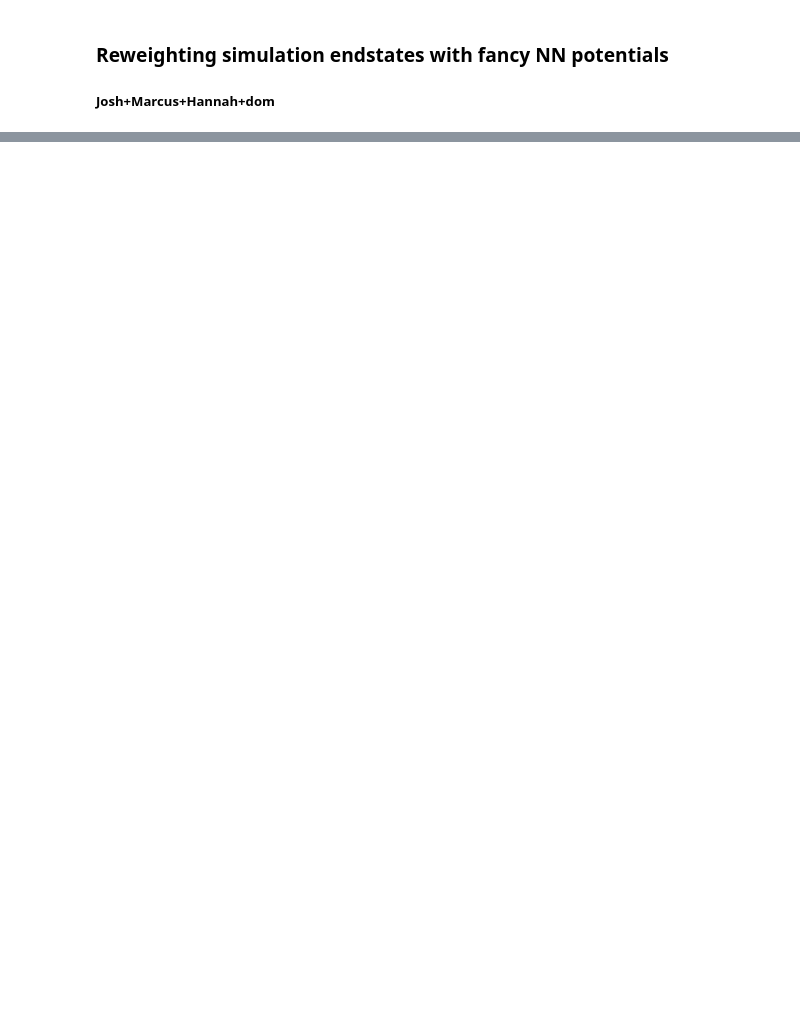
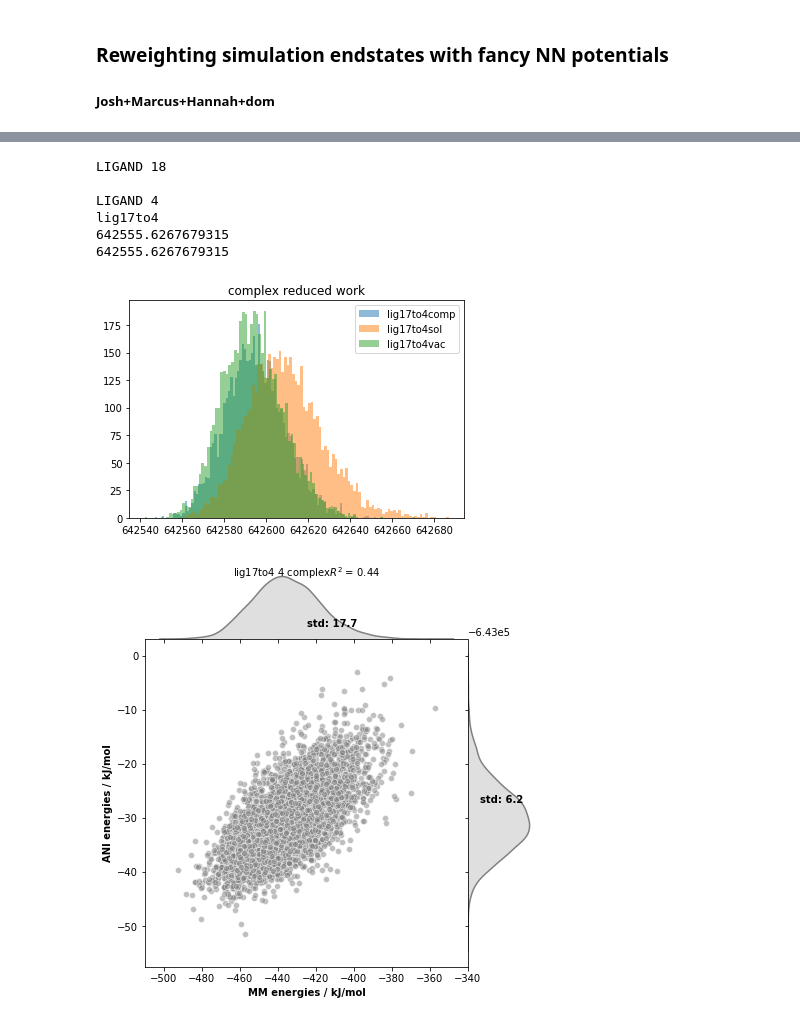
Before and after one commit to choderalab/nn-endstates, a Jupyter notebook: nn-endstates.ipynb, the cells around one changed output, grey strips where cells are left out. Saved outputs shown, nothing was run; the diff lists cells and outputs as text; code cells hidden in the pictures; blank space fills up the shorter version.

```diff
--- a/nn-endstates.ipynb
+++ b/nn-endstates.ipynb
@@ -248,0 +177,80 @@ Hydration correction: -2.57 (1.14) kcal/mol
+# %%
+import copy
+
+n_bootstrap = 1000
+
+for node in G.nodes(data=True):
+    print(f'LIGAND {node[0]}')
+    results = copy.deepcopy(node[1]['results']) # change this to deepcopy
+
+    # check the overlap in the energies from different edges
+    # stats.f_oneway(data_group1, data_group2, data_group3, data_groupN)
+
+    # shift all the MM results closer to zero
+    all_MM_results = [x for x in results.keys() if '_MM' in x]
+#         normalise_MM = normalise_energies([results[x] for x in all_MM_results])
+#         for x, shifted in zip(all_MM_results, normalise_MM):
+#             results[x] = shifted
+
+    # shift all the MM results closer to zero
+    all_ANI_results = [x for x in results.keys() if '_ANI' in x]
+#         normalise_ANI = normalise_energies([results[x] for x in all_ANI_results])
+#         for x, shifted in zip(all_ANI_results, normalise_ANI):
+#             results[x] = shifted
+
+    edges = set([x.split('_')[0] for x in results.keys()])
+    all_edges_complex_corrections = []
+    for edge in edges:
+        print(edge)
+        complex_reduced_work = results[edge+'_complex_MM'] - results[edge+'_complex_ANI']
+        solvent_reduced_work = results[edge+'_solvent_MM'] - results[edge+'_solvent_ANI']
+        vacuum_reduced_work = results[edge+'_vacuum_MM'] - results[edge+'_vacuum_ANI']
+
+        complex_corrections = []
+        solvent_corrections = []
+        vacuum_corrections = []
+        for i in range(n_bootstrap):
+            complex_correction = EXP(np.random.choice(complex_reduced_work[1:],len(complex_reduced_work)))
+            solvent_correction = EXP(np.random.choice(solvent_reduced_work[1:],len(complex_reduced_work)))
+            vacuum_correction = EXP(np.random.choice(solvent_reduced_work[1:],len(complex_reduced_work)))
+            complex_corrections.append(complex_correction[0])
+            solvent_corrections.append(solvent_correction[0])
+
+#                 print(f'CORRECTION = {(complex_correction[0] - solvent_correction[0]) * unit.kilocalorie_per_mole}')
+#                 print(f'ERROR: {(complex_correction[1]**2 + solvent_correction[1]**2)**0.5 * unit.kilocalorie_per_mole}')
+#                 print()
+
+        all_edges_complex_corrections.append(complex_corrections)
+        plt.title('complex reduced work')
+        plt.hist(complex_reduced_work[1:],bins=100, label=f'{edge}comp',alpha=0.5)
+        plt.hist(solvent_reduced_work[1:],bins=100, label=f'{edge}sol',alpha=0.5)
+        plt.hist(vacuum_reduced_work[1:],bins=100, label=f'{edge}vac',alpha=0.5)
+        plt.legend()
+        print(EXP(complex_reduced_work[1:])[0])
+        print(EXP(complex_reduced_work[1:])[0])
+#             plt.show()
+#             plt.hist(results[edge+'_complex_MM'],label='complex MM',bins=100)
+# #             plt.hist(results[edge+'_solvent_MM'],label='solvent MM',bins=100)
+# #             plt.legend()
+# #             plt.title(edge)
+# #             plt.show()
+
+#             plt.hist(results[edge+'_complex_ANI'],label='complex ANI',bins=100)
+# #             plt.hist(results[edge+'_solvent_ANI'],label='solvent ANI',bins=100)
+#             plt.legend()
+#             plt.title(edge)
+#             plt.show()
+
+        plot_mm_vs_ani(results[edge+'_complex_MM'][1:],results[edge+'_complex_ANI'][1:],title=f'{edge} {node[0]} complex')
+        plot_mm_vs_ani(results[edge+'_solvent_MM'][1:],results[edge+'_solvent_ANI'][1:],title=f'{edge} {node[0]} solvent')
+    plt.show()
+    print()
+# %% [output]
+LIGAND 18
+
+LIGAND 4
+lig17to4
+642555.6267679315
+642555.6267679315
+[figure, added]
+[figure, added]
```
Also changed, not shown: parts of 13 cells of this notebook, 1 other file.
